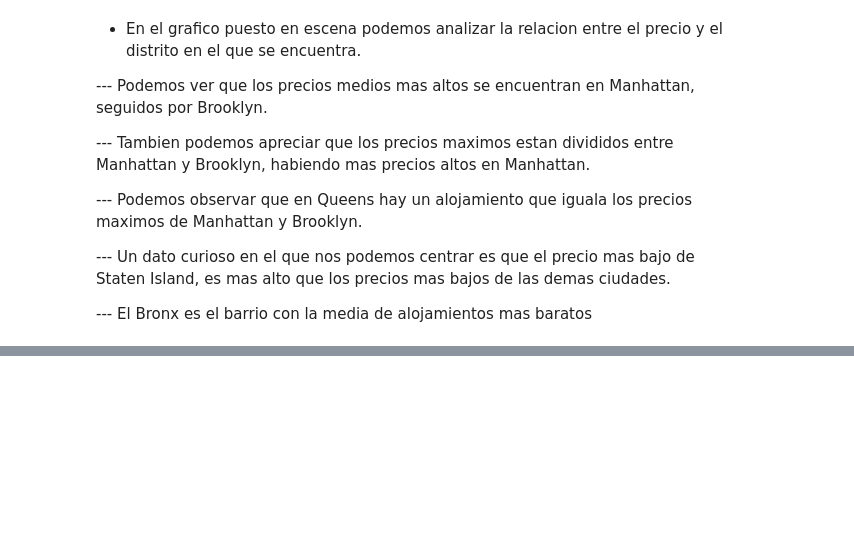
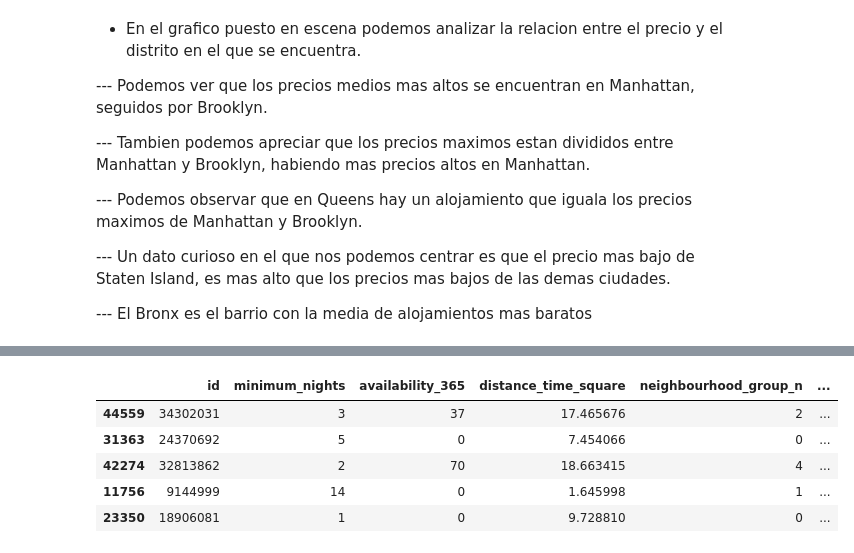
Before and after one commit to 4GeeksAcademy/Emiliano0041-IntroML, a Jupyter notebook: src/eda-airbnd-ny.ipynb, the cells around one changed output, grey strips where cells are left out. Drawn from its saved outputs; the diff is of its cells as text; code cells hidden in the pictures; blank space fills up the shorter version.

Commit message:
Proyecto en curso (split)

```diff
--- a/src/eda-airbnd-ny.ipynb
+++ b/src/eda-airbnd-ny.ipynb
@@ -197,0 +219,22 @@ plt.show()
+# %%
+variables = ["id", 'minimum_nights', 'availability_365', 'distance_time_square',
+             'neighbourhood_group_n', 'neighbourhood_n',
+             "room_type_n"]
+
+X = df.drop("price", axis=1)[variables]
+y = df["price"]
+
+
+X_train, X_test, y_train, y_test = train_test_split(X, y,
+                                                     test_size = 0.2,
+                                                     random_state = 42)
+
+
+X_train.head()
+# %% [output]
+|  | id | minimum_nights | availability_365 | distance_time_square | neighbourhood_group_n | ... |
+| 44559 | 34302031 | 3 | 37 | 17.465676 | 2 | ... |
+| 31363 | 24370692 | 5 | 0 | 7.454066 | 0 | ... |
+| 42274 | 32813862 | 2 | 70 | 18.663415 | 4 | ... |
+| 11756 | 9144999 | 14 | 0 | 1.645998 | 1 | ... |
+| 23350 | 18906081 | 1 | 0 | 9.728810 | 0 | ... |
```
Also changed, not shown: parts of 6 cells of this notebook.
